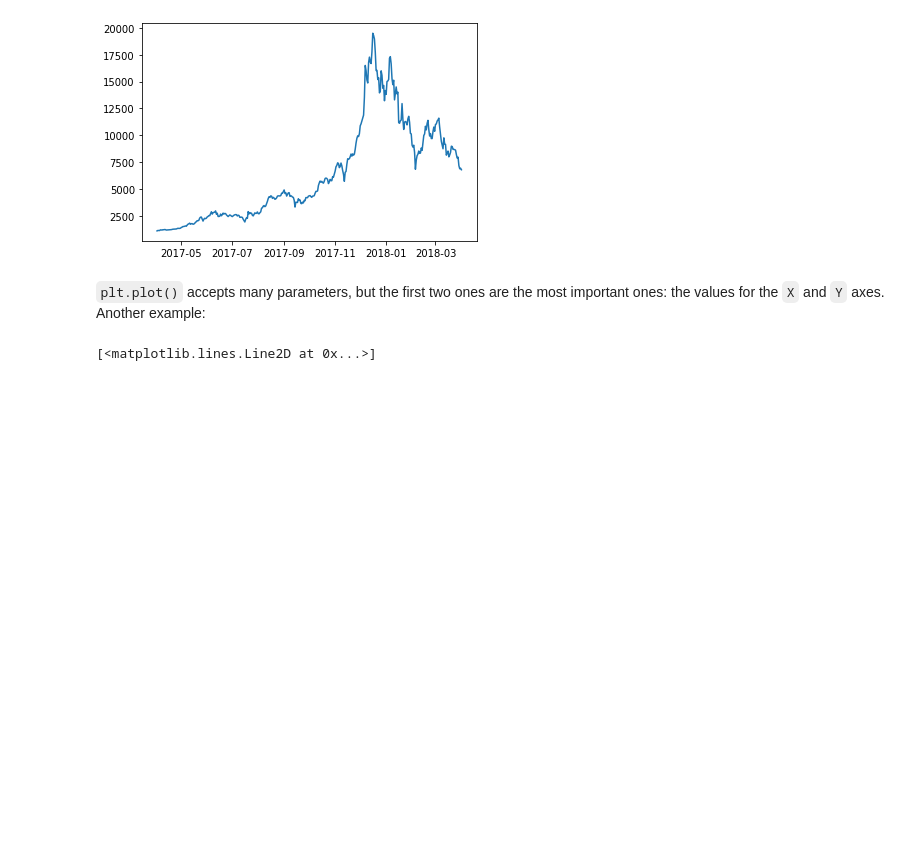
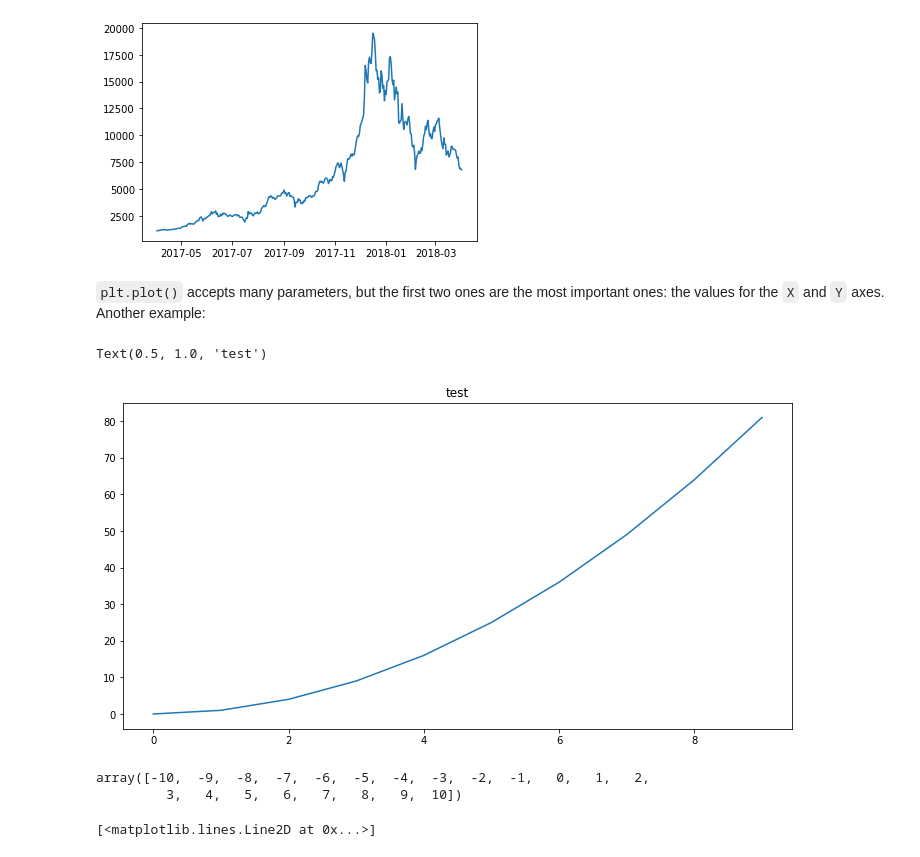
Before and after one commit to kayan12/freecodecamp-intro-to-pandas, a Jupyter notebook: 5 - Pandas - Reading CSV and Basic Plotting.ipynb, the cells around one changed output. Saved outputs shown, nothing was run; the diff lists cells and outputs as text; code cells hidden in the pictures; blank space fills up the shorter version.

Commit message:
Pandas plotting trainning

```diff
--- a/5 - Pandas - Reading CSV and Basic Plotting.ipynb
+++ b/5 - Pandas - Reading CSV and Basic Plotting.ipynb
@@ -280,5 +278,18 @@ plt.plot(df.index, df['Price'])
+# %%
+# your code goes here --Draw picture with title
+x = np.arange(0, 10)
+plt.figure(figsize=(12, 6))
+plt.plot(x, x ** 2)
+plt.title("test")
+# %% [output]
+Text(0.5, 1.0, 'test')
+[figure, added]
 # %%
 x = np.arange(-10, 11)
+x
+# %% [output]
+array([-10,  -9,  -8,  -7,  -6,  -5,  -4,  -3,  -2,  -1,   0,   1,   2,
+         3,   4,   5,   6,   7,   8,   9,  10])
 # %%
 plt.plot(x, x ** 2)
 # %% [output]
```
Also changed, not shown: parts of 6 cells of this notebook.
